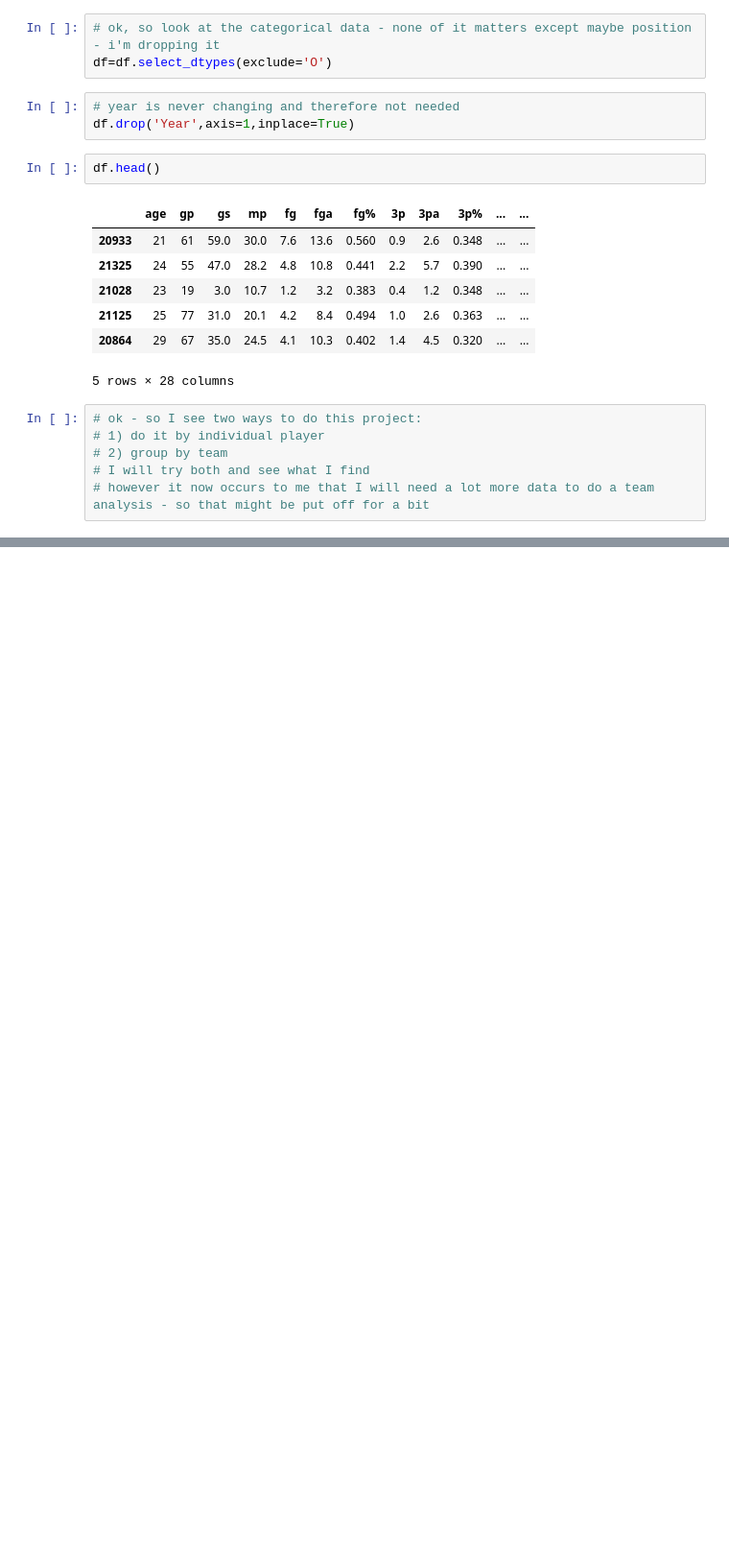
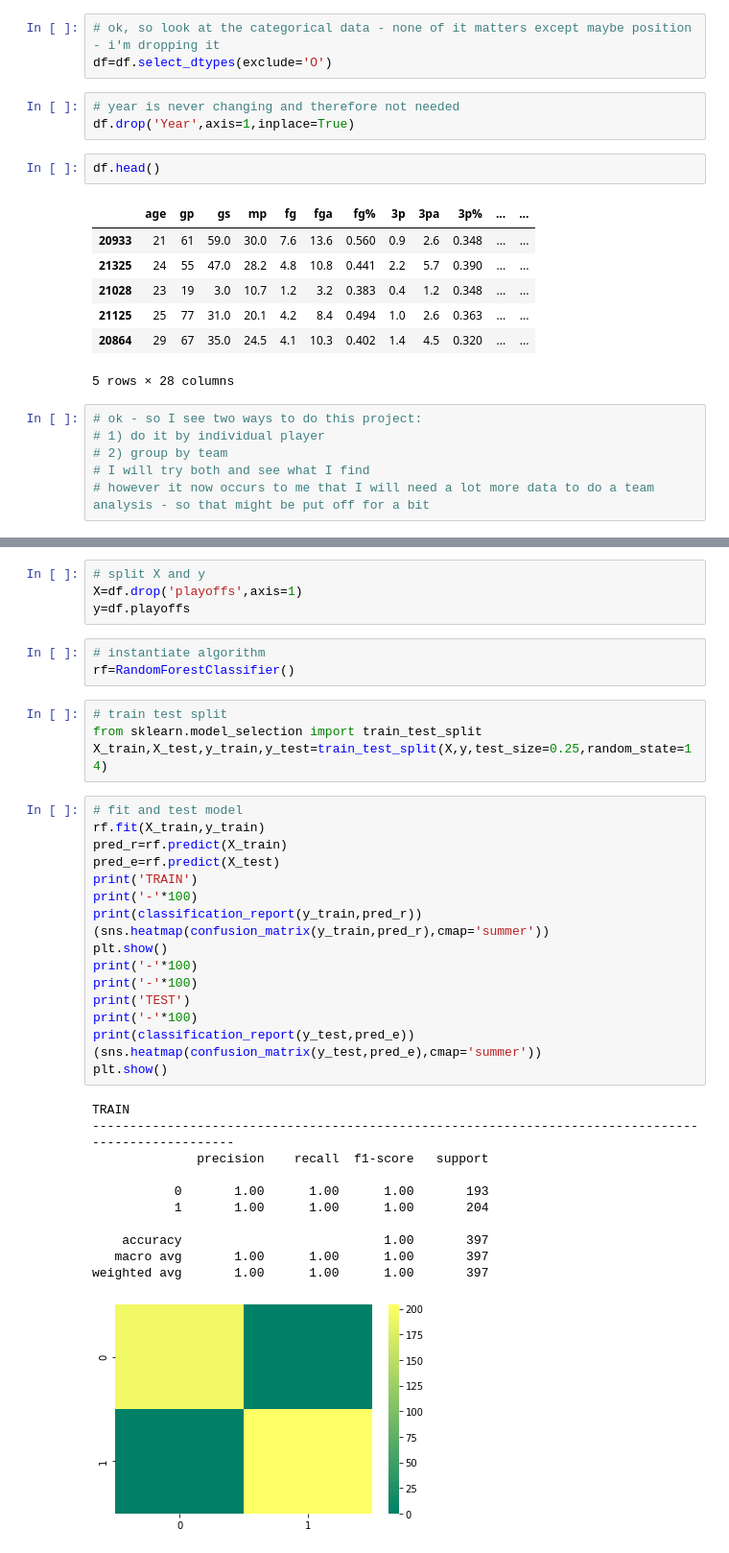
Before and after one commit to ArielJosephCohen/postseason_prediction, a Jupyter notebook: notebook.ipynb, the cells around one changed output, grey strips where cells are left out. Shown: that part at 96% size. Drawn from its saved outputs; the diff is of its cells as text; blank space fills up the shorter version.

Commit message:
first model

```diff
--- a/notebook.ipynb
+++ b/notebook.ipynb
@@ -250,0 +262,40 @@ df.head()
+# %%
+# split X and y
+X=df.drop('playoffs',axis=1)
+y=df.playoffs
+# %%
+# instantiate algorithm
+rf=RandomForestClassifier()
+# %%
+# train test split
+from sklearn.model_selection import train_test_split
+X_train,X_test,y_train,y_test=train_test_split(X,y,test_size=0.25,random_state=14)
+# %%
+# fit and test model
+rf.fit(X_train,y_train)
+pred_r=rf.predict(X_train)
+pred_e=rf.predict(X_test)
+print('TRAIN')
+print('-'*100)
+print(classification_report(y_train,pred_r))
+(sns.heatmap(confusion_matrix(y_train,pred_r),cmap='summer'))
+plt.show()
+print('-'*100)
+print('-'*100)
+print('TEST')
+print('-'*100)
+print(classification_report(y_test,pred_e))
+(sns.heatmap(confusion_matrix(y_test,pred_e),cmap='summer'))
+plt.show()
+# %% [output]
+TRAIN
+----------------------------------------------------------------------------------------------------
+              precision    recall  f1-score   support
+
+           0       1.00      1.00      1.00       193
+           1       1.00      1.00      1.00       204
+
+    accuracy                           1.00       397
+   macro avg       1.00      1.00      1.00       397
+weighted avg       1.00      1.00      1.00       397
+[figure, added]
```
Also changed, not shown: parts of 5 cells of this notebook.
